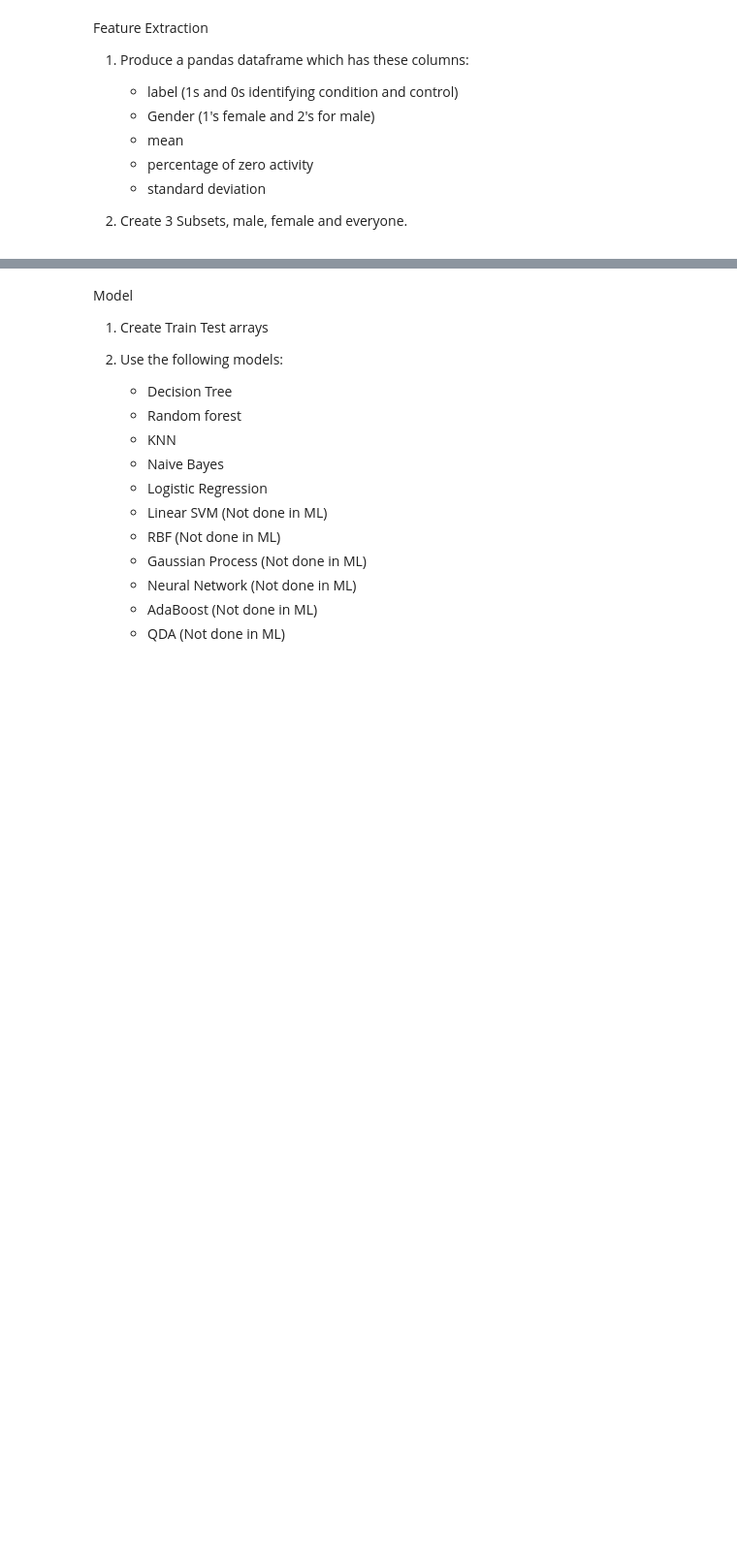
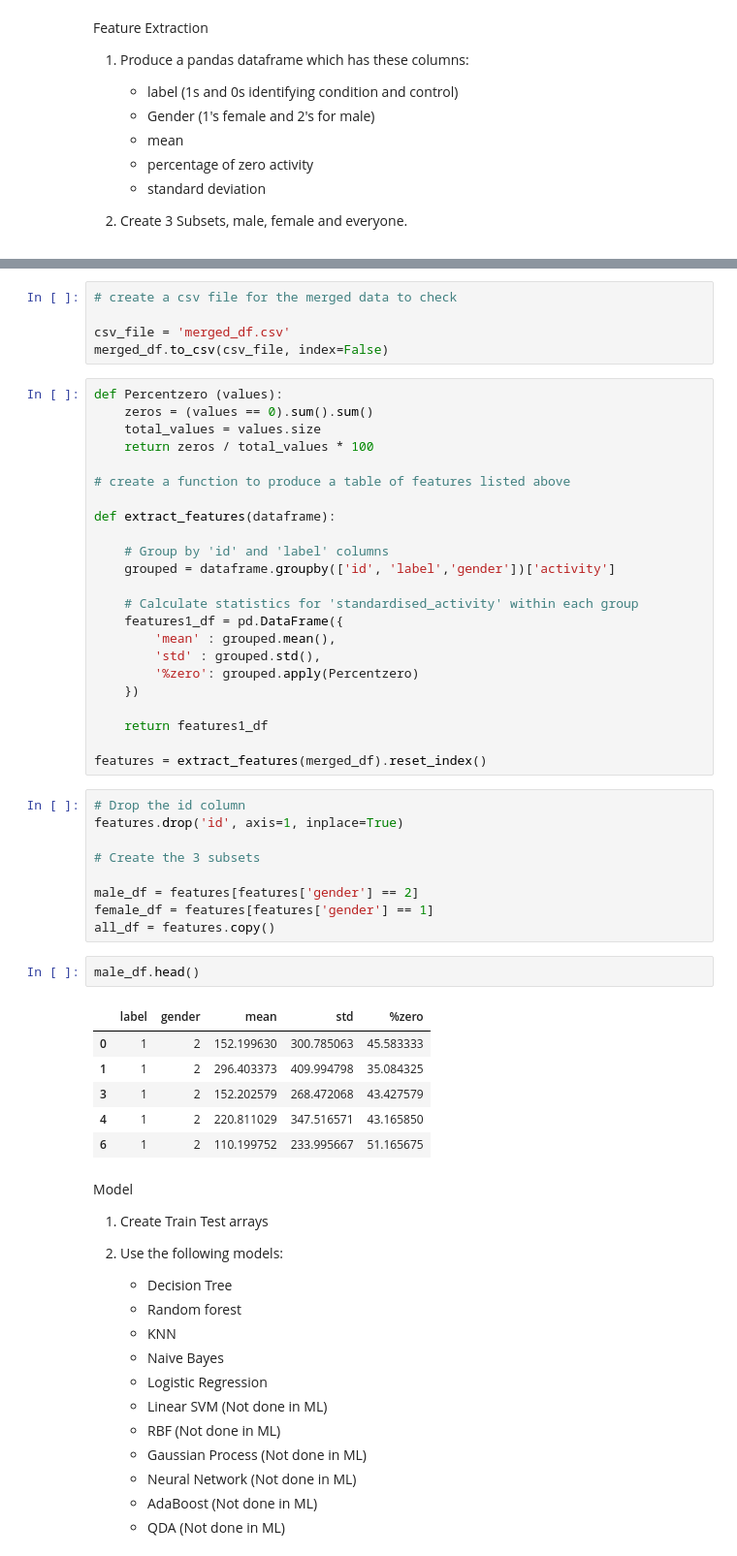
Before and after one commit to zoonalink/IGP-5, a Jupyter notebook: Tom/group base model (Tom).ipynb, the cells around one changed output, grey strips where cells are left out. Shown at 97% size. Saved outputs shown, nothing was run; the diff lists cells and outputs as text; blank space fills up the shorter version.

```diff
--- a/Tom/group base model (Tom).ipynb
+++ b/Tom/group base model (Tom).ipynb
@@ -227,3 +247,49 @@ sns.lineplot(data = control_1, x='timestamp', y='activity')
+# %%
+# create a csv file for the merged data to check
+
+csv_file = 'merged_df.csv'
+merged_df.to_csv(csv_file, index=False)
+# %%
+def Percentzero (values):
+    zeros = (values == 0).sum().sum()
+    total_values = values.size
+    return zeros / total_values * 100
+
+# create a function to produce a table of features listed above
+
+def extract_features(dataframe):
+
+    # Group by 'id' and 'label' columns
+    grouped = dataframe.groupby(['id', 'label','gender'])['activity']
+
+    # Calculate statistics for 'standardised_activity' within each group
+    features1_df = pd.DataFrame({
+        'mean' : grouped.mean(),
+        'std' : grouped.std(),
+        '%zero': grouped.apply(Percentzero)
+    })
+
+    return features1_df
+
+features = extract_features(merged_df).reset_index()
+# %%
+# Drop the id column
+features.drop('id', axis=1, inplace=True)
+
+# Create the 3 subsets
+
+male_df = features[features['gender'] == 2]
+female_df = features[features['gender'] == 1]
+all_df = features.copy()
+# %%
+male_df.head()
+# %% [output]
+|  | label | gender | mean | std | %zero |
+| 0 | 1 | 2 | 152.199630 | 300.785063 | 45.583333 |
+| 1 | 1 | 2 | 296.403373 | 409.994798 | 35.084325 |
+| 3 | 1 | 2 | 152.202579 | 268.472068 | 43.427579 |
+| 4 | 1 | 2 | 220.811029 | 347.516571 | 43.165850 |
+| 6 | 1 | 2 | 110.199752 | 233.995667 | 51.165675 |
 # %% [markdown]
 Model
 
```
Also changed, not shown: parts of 8 cells of this notebook, 1 other file.
